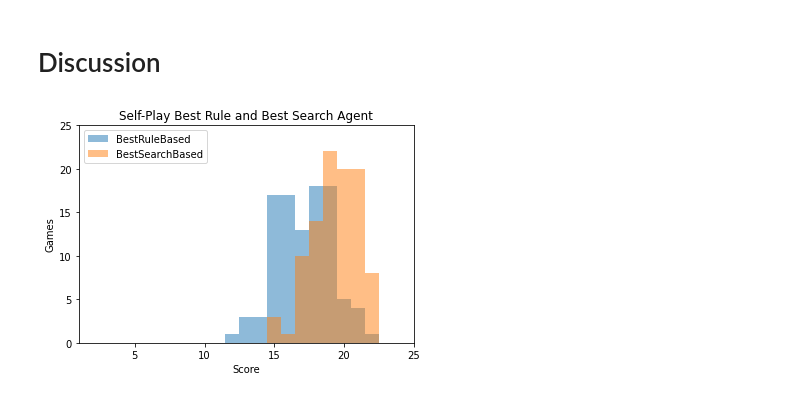
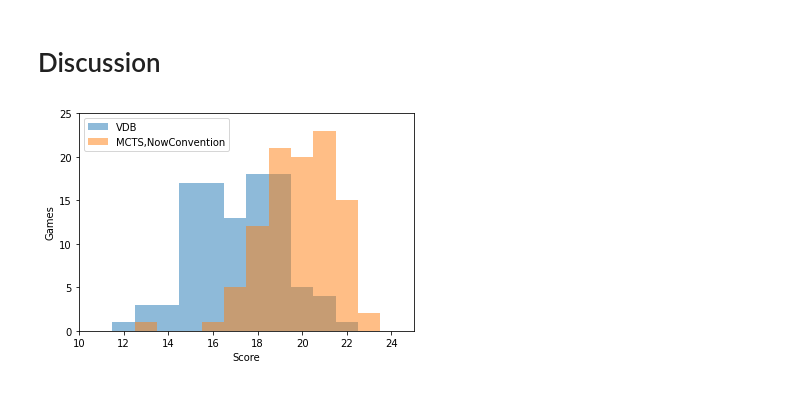
Before and after one commit to MBlogs/mcts-hanabi, a Jupyter notebook: experiments/analyse_experiment.ipynb, the cells around one changed output. Drawn from its saved outputs; the diff is of its cells as text; code cells hidden in the pictures.

```diff
--- a/experiments/analyse_experiment.ipynb
+++ b/experiments/analyse_experiment.ipynb
@@ -471,9 +449,11 @@ Computed average game regret 3.05
 # %% [markdown]
 # Discussion
 # %%
-name = ["VanDenBerghAgent vs VanDenBerghAgent","MCTSAgent vs MCTSAgent detnone_c"]
-series = {"BestRuleBased":experiment_dict[name[0]].game_df["score"][0:100]
-         ,"BestSearchBased":experiment_dict[name[1]].game_df["score"][0:100]}
-plot_hist(series,xlabel="Score",ylabel="Games", title="Self-Play Best Rule and Best Search Agent", xlim=(1,25),ylim=(0,25))
+name = ["VanDenBerghAgent vs VanDenBerghAgent folder:self_rule script:vrun_rulebased_7"
+        ,"MCTSAgent vs MCTSAgent mctstype:detnone_c folder:self_search script:vrun_mcts_detnone_c_0"]
+series = {"VDB":experiment_dict[name[0]].game_df["score"][0:100]
+         ,"MCTS,NowConvention":experiment_dict[name[1]].game_df["score"][0:100]}
+plot_hist(series,xlabel="Score",ylabel="Games", title="", xlim=(10,25),ylim=(0,25)
+         , bins=np.arange(0, 25 + 1.5) - 0.5)
 # %% [output]
-[figure, old version]
+[figure, new version]
```
Also changed, not shown: parts of 15 cells of this notebook, 17 other files.
